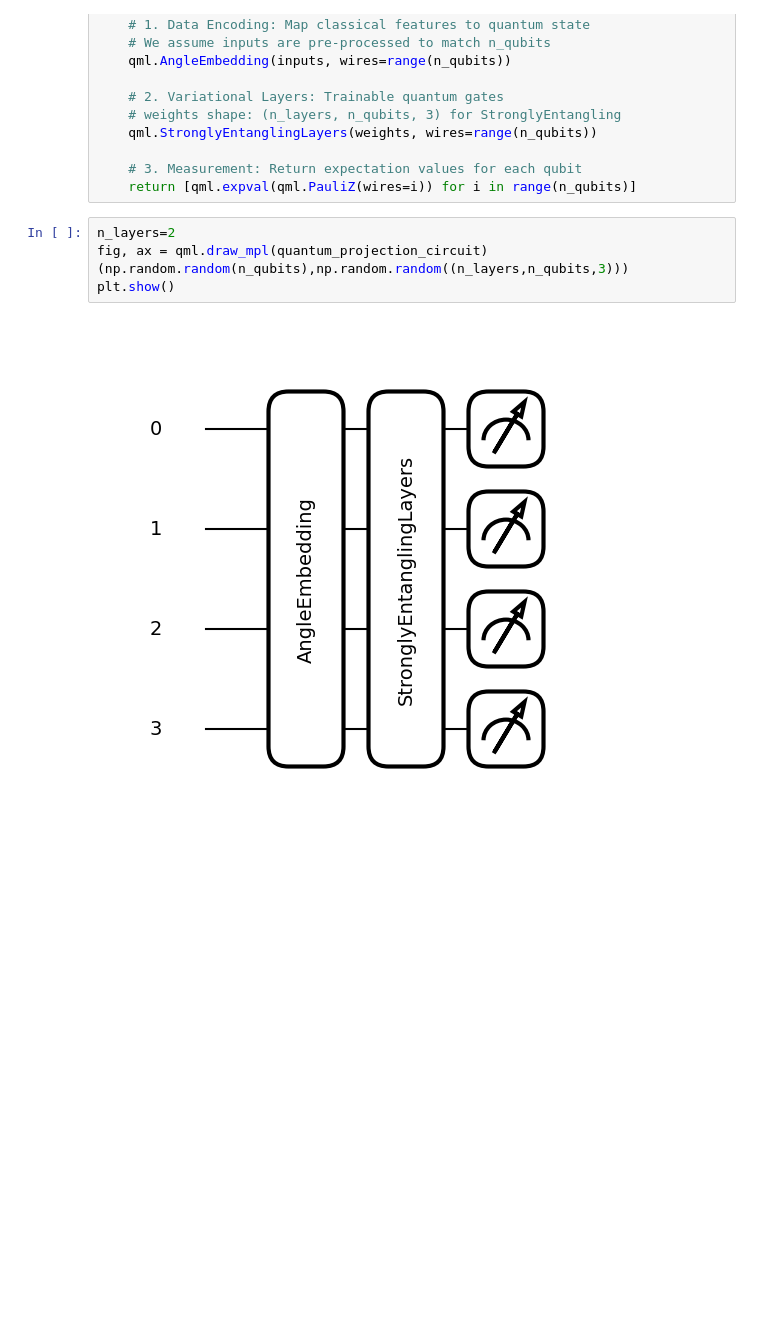
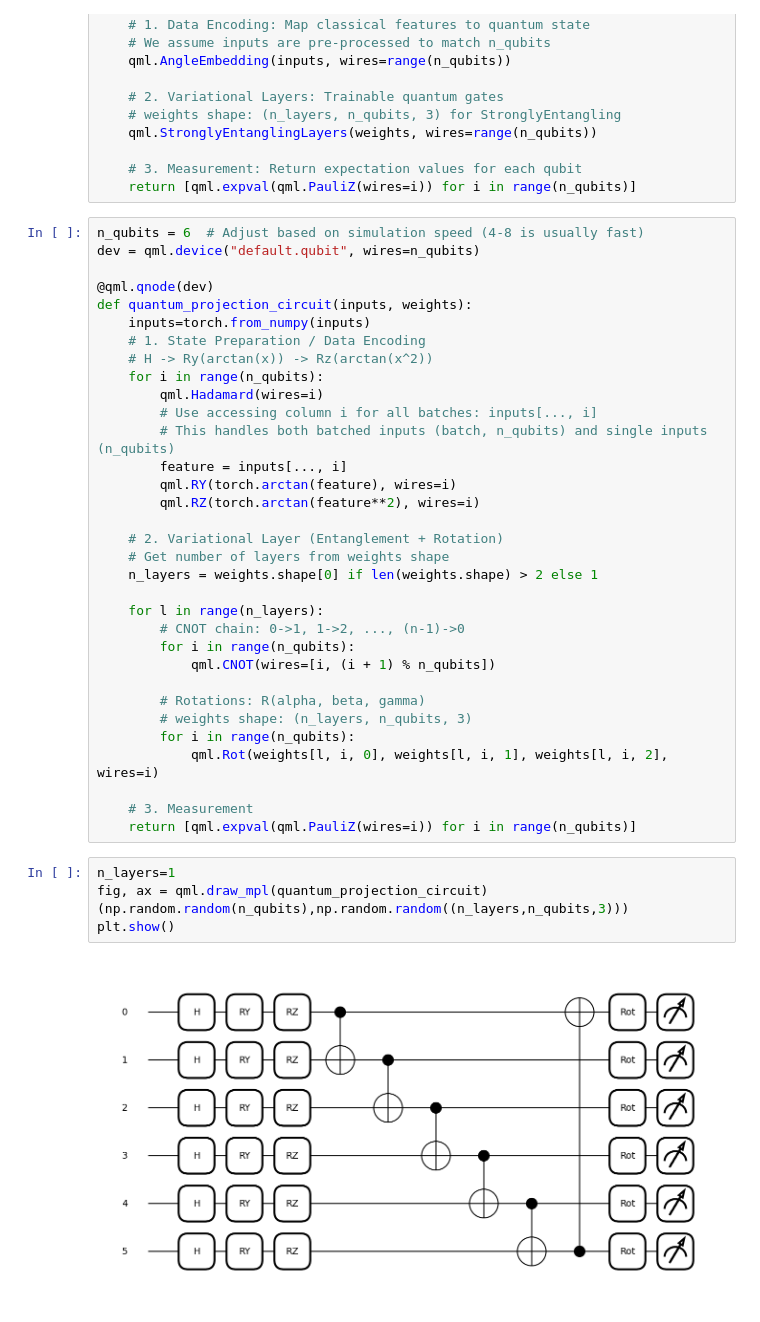
Before and after one commit to silasschroeder/QTSF, a Jupyter notebook: circuit.ipynb, the cells around one changed output. Cells and saved outputs as stored; diff of their text form; blank space fills up the shorter version.

```diff
--- a/circuit.ipynb
+++ b/circuit.ipynb
@@ -19,9 +20,42 @@ def quantum_projection_circuit(inputs, weights):
 
     # 3. Measurement: Return expectation values for each qubit
     return [qml.expval(qml.PauliZ(wires=i)) for i in range(n_qubits)]
+# %%
+n_qubits = 6  # Adjust based on simulation speed (4-8 is usually fast)
+dev = qml.device("default.qubit", wires=n_qubits)
+
+@qml.qnode(dev)
+def quantum_projection_circuit(inputs, weights):
+    inputs=torch.from_numpy(inputs)
+    # 1. State Preparation / Data Encoding
+    # H -> Ry(arctan(x)) -> Rz(arctan(x^2))
+    for i in range(n_qubits):
+        qml.Hadamard(wires=i)
+        # Use accessing column i for all batches: inputs[..., i]
+        # This handles both batched inputs (batch, n_qubits) and single inputs (n_qubits)
+        feature = inputs[..., i]
+        qml.RY(torch.arctan(feature), wires=i)
+        qml.RZ(torch.arctan(feature**2), wires=i)
+
+    # 2. Variational Layer (Entanglement + Rotation)
+    # Get number of layers from weights shape
+    n_layers = weights.shape[0] if len(weights.shape) > 2 else 1
+
+    for l in range(n_layers):
+        # CNOT chain: 0->1, 1->2, ..., (n-1)->0
+        for i in range(n_qubits):
+            qml.CNOT(wires=[i, (i + 1) % n_qubits])
+
+        # Rotations: R(alpha, beta, gamma)
+        # weights shape: (n_layers, n_qubits, 3)
+        for i in range(n_qubits):
+            qml.Rot(weights[l, i, 0], weights[l, i, 1], weights[l, i, 2], wires=i)
+
+    # 3. Measurement
+    return [qml.expval(qml.PauliZ(wires=i)) for i in range(n_qubits)]
 # %%
-n_layers=2
+n_layers=1
 fig, ax = qml.draw_mpl(quantum_projection_circuit)(np.random.random(n_qubits),np.random.random((n_layers,n_qubits,3)))
 plt.show()
 # %% [output]
-[figure, old version]
+[figure, new version]
```
Also changed, not shown: parts of 1 cell of this notebook, 3 other files.
